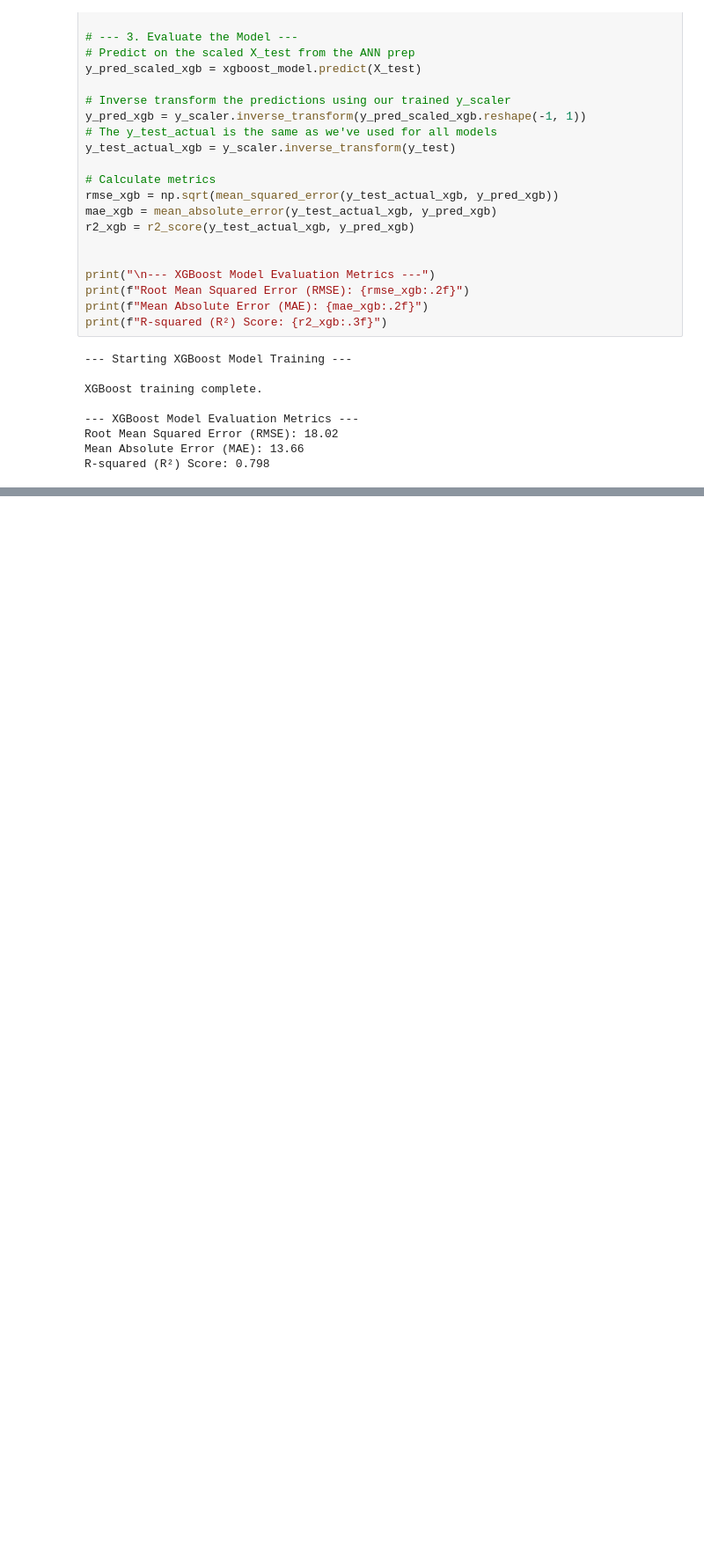
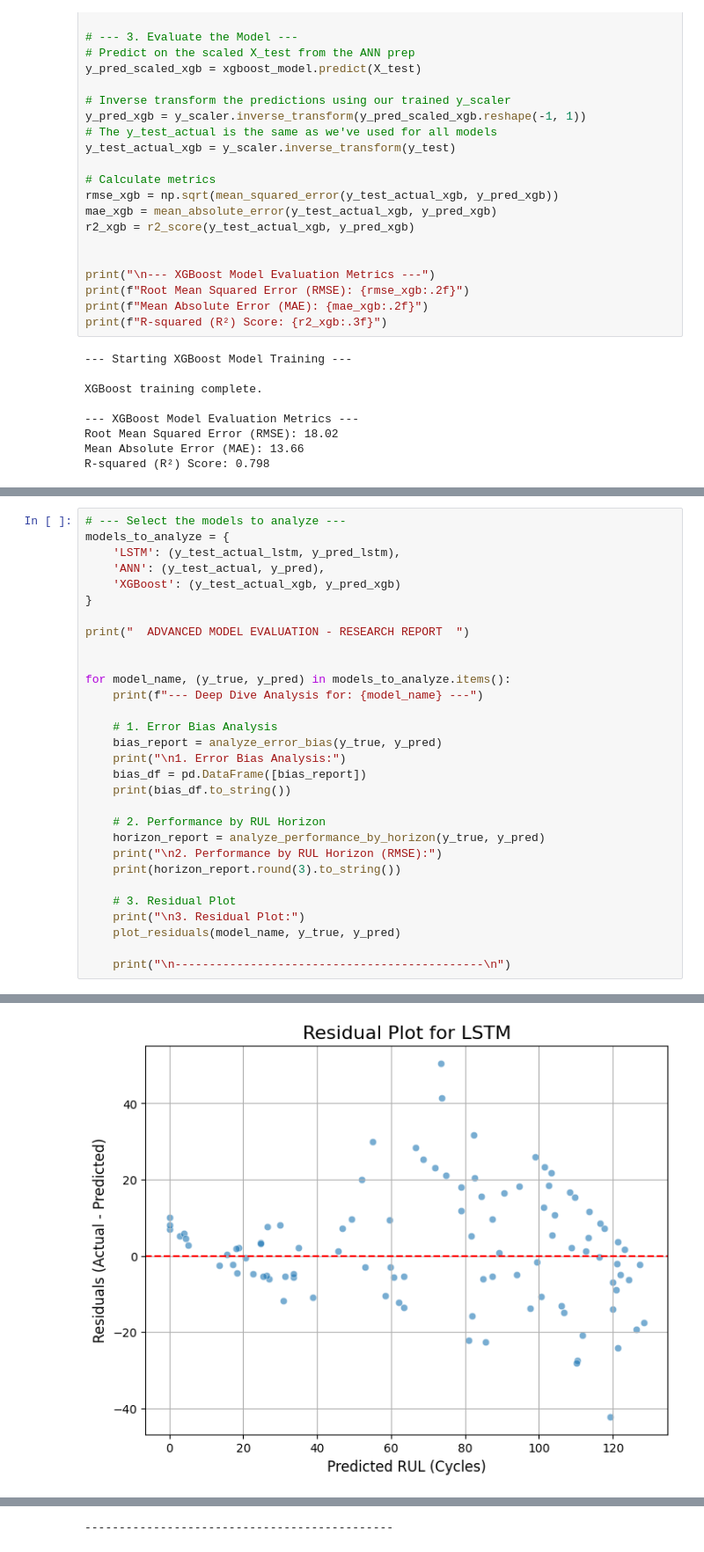
Before and after one commit to anish1206/Flight-management-edi-sem3, a Jupyter notebook: 1-data-exploration copy.ipynb, the cells around one changed output, grey strips where cells are left out. Shown at 88% size. Drawn from its saved outputs; the diff is of its cells as text; blank space fills up the shorter version.

Commit message:
Added evaluation matrices

```diff
--- a/1-data-exploration copy.ipynb
+++ b/1-data-exploration copy.ipynb
@@ -956,0 +1051,31 @@ Output scaler saved successfully to: ./model_artifacts\output_scaler.joblib
+# %%
+# --- Select the models to analyze ---
+models_to_analyze = {
+    'LSTM': (y_test_actual_lstm, y_pred_lstm),
+    'ANN': (y_test_actual, y_pred),
+    'XGBoost': (y_test_actual_xgb, y_pred_xgb)
+}
+
+print("  ADVANCED MODEL EVALUATION - RESEARCH REPORT  ")
+
+
+for model_name, (y_true, y_pred) in models_to_analyze.items():
+    print(f"--- Deep Dive Analysis for: {model_name} ---")
+
+    # 1. Error Bias Analysis
+    bias_report = analyze_error_bias(y_true, y_pred)
+    print("\n1. Error Bias Analysis:")
+    bias_df = pd.DataFrame([bias_report])
+    print(bias_df.to_string())
+
+    # 2. Performance by RUL Horizon
+    horizon_report = analyze_performance_by_horizon(y_true, y_pred)
+    print("\n2. Performance by RUL Horizon (RMSE):")
+    print(horizon_report.round(3).to_string())
+
+    # 3. Residual Plot
+    print("\n3. Residual Plot:")
+    plot_residuals(model_name, y_true, y_pred)
+
+    print("\n---------------------------------------------\n")
+# %% [output]
@@ -956,0 +1096 @@ Output scaler saved successfully to: ./model_artifacts\output_scaler.joblib
+[figure, added]
@@ -956,0 +1131 @@ Output scaler saved successfully to: ./model_artifacts\output_scaler.joblib
+---------------------------------------------
```
Also changed, not shown: parts of 39 cells of this notebook.
